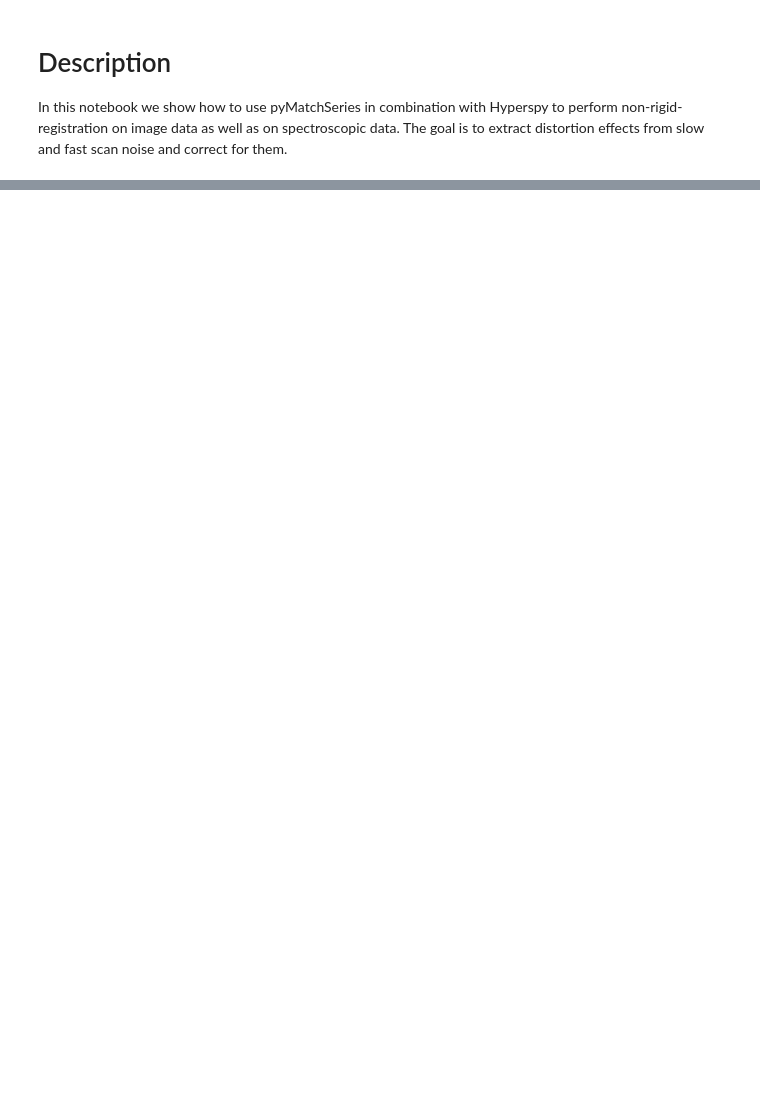
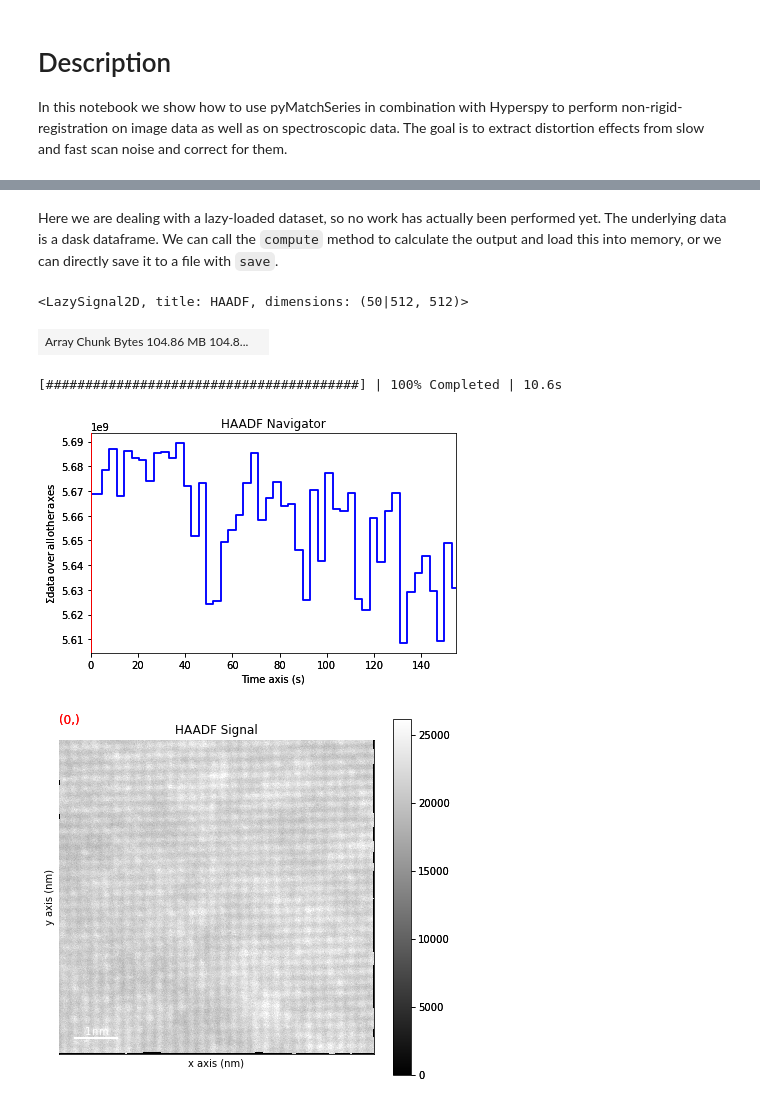
Before and after one commit to din14970/pyMatchSeries, a Jupyter notebook: examples/example.ipynb, the cells around one changed output, grey strips where cells are left out. Drawn from its saved outputs; the diff is of its cells as text; code cells hidden in the pictures; blank space fills up the shorter version.

```diff
--- a/examples/example.ipynb
+++ b/examples/example.ipynb
@@ -148,0 +106,2 @@ Processed frame 5/5
+# %%
+loaded = MatchSeries.load("sample_data_HAADF")
@@ -148,0 +113,19 @@ Processed frame 5/5
+# %%
+deformed_images = loaded.get_deformed_images()
+# %% [markdown]
+Here we are dealing with a lazy-loaded dataset, so no work has actually been performed yet. The underlying data is a dask dataframe. We can call the `compute` method to calculate the output and load this into memory, or we can directly save it to a file with `save`.
+# %%
+print(deformed_images)
+deformed_images.data
+# %% [output]
+<LazySignal2D, title: HAADF, dimensions: (50|512, 512)>
+| Array Chunk Bytes 104.86 MB 104.8... |  |
+# %%
+deformed_images.compute()
+# %% [output]
+[########################################] | 100% Completed | 10.6s
+# %%
+deformed_images.plot()
+# %% [output]
+[figure, added]
+[figure, added]
```
Also changed, not shown: parts of 101 cells of this notebook.
